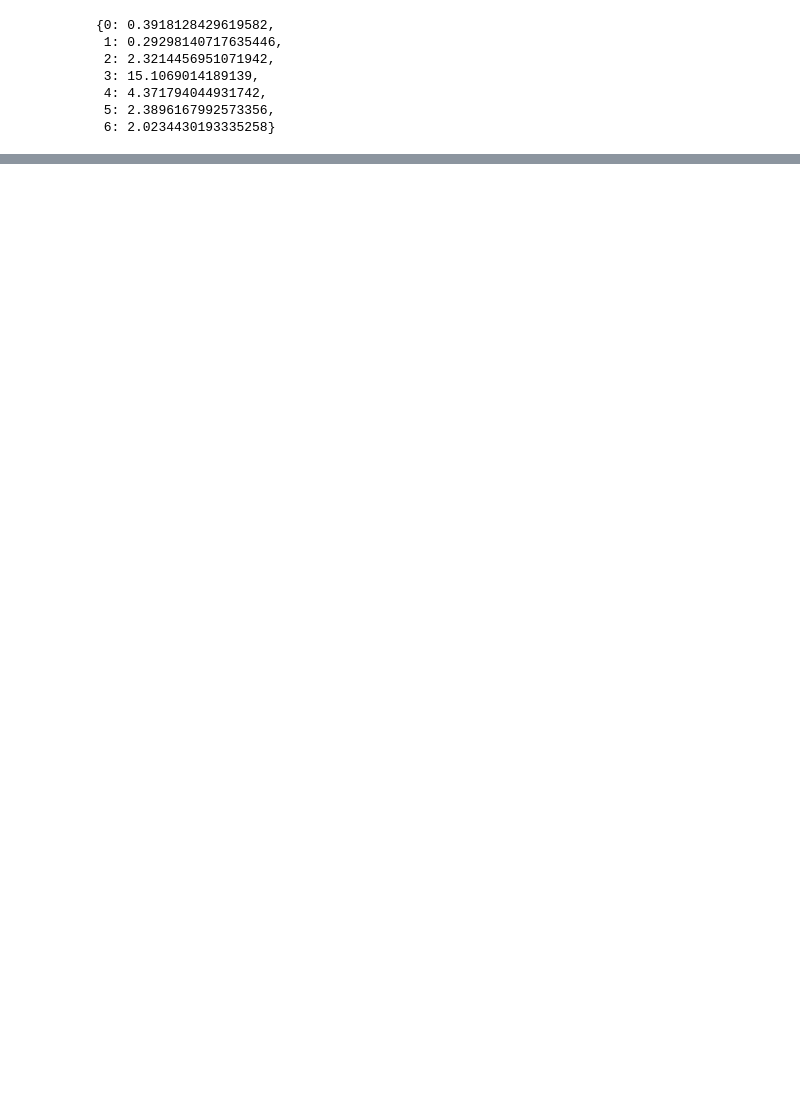
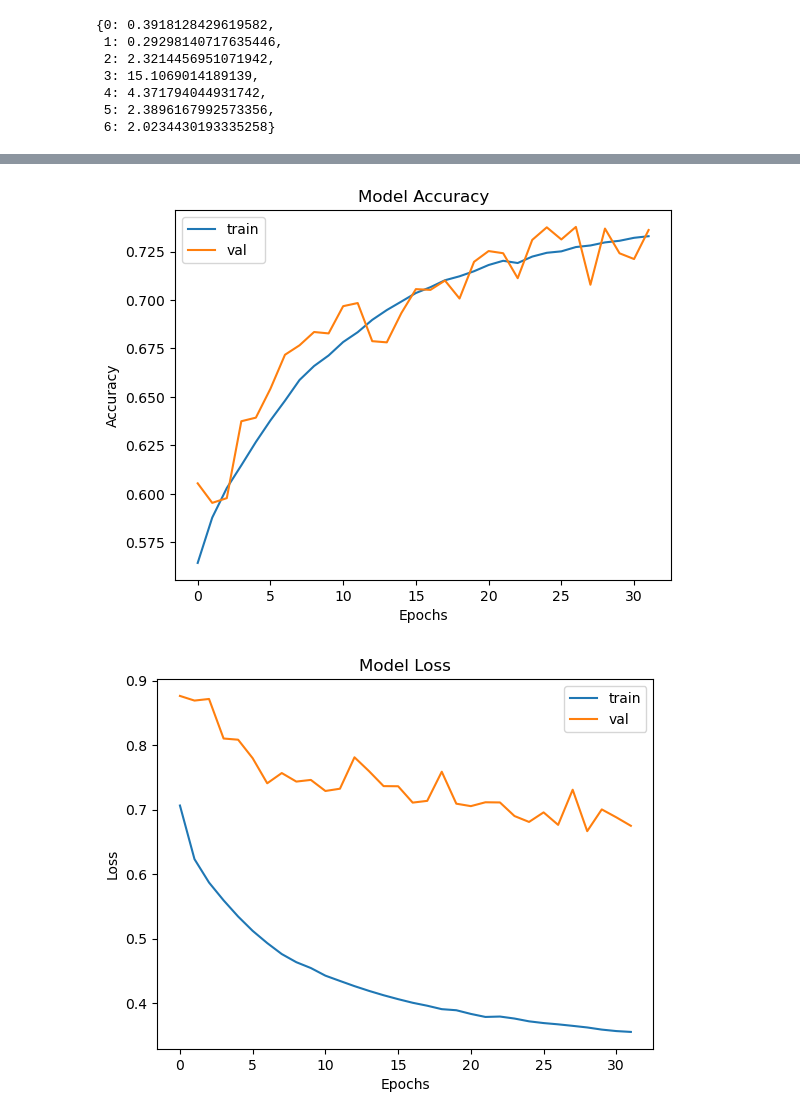
Before and after one commit to CrisFC4/Tree_Cover_Classification_Neural_Network, a Jupyter notebook: CoverType-classification.ipynb, the cells around one changed output, grey strips where cells are left out. Drawn from its saved outputs; the diff is of its cells as text; code cells hidden in the pictures; blank space fills up the shorter version.

```diff
--- a/CoverType-classification.ipynb
+++ b/CoverType-classification.ipynb
@@ -577,22 +583,22 @@ class_weight_dict2
  5: 2.3896167992573356,
  6: 2.0234430193335258}
 # %%
-weight_model = build_model(x_train_norm, 0.001)
+weight_model_2 = build_model(x_train_norm, 0.001)
 
 # Instantiate a EarlyStopping object
 es = EarlyStopping(monitor='val_accuracy', mode='max', verbose=1, patience=5)
 # Select hyperparameter values
 num_epochs = 50
-batch_size = 1024
+batch_size = 128
 
-weight_history = weight_model.fit(
+weight_history_2 = weight_model_2.fit(
     x_train_norm,
     labels_train_enc,
     epochs=num_epochs,
-    batch_size=3,
+    batch_size=batch_size,
     callbacks=[es],
     validation_data=(x_val_norm, labels_val_enc),
-    class_weight=class_weight_dict,
+    class_weight=class_weight_dict2,
     verbose=1)
 # %% [output]
 Epoch 1/50
@@ -609,0 +621,5 @@ Epoch 6/50
+# %%
+plot_history(weight_history_2, ['acc', 'loss'])
+# %% [output]
+[figure, added]
+[figure, added]
```
Also changed, not shown: parts of 21 cells of this notebook.
